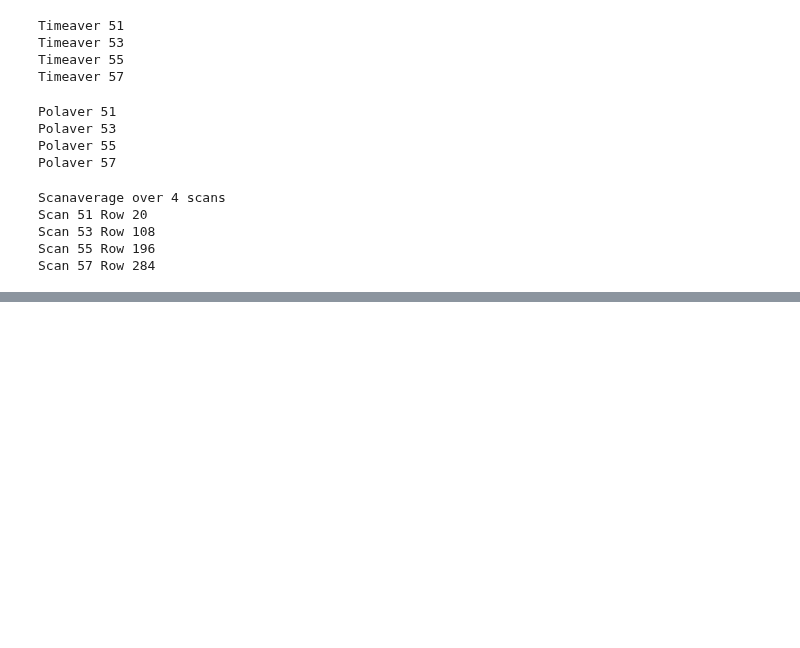
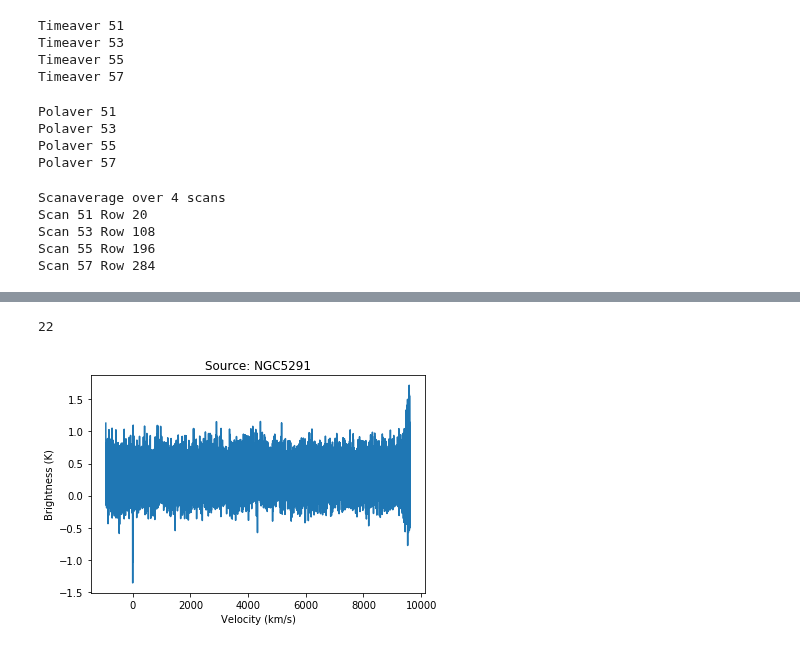
Before and after one commit to teuben/gbtoy, a Jupyter notebook: nb/ngc5291b.ipynb, the cells around one changed output, grey strips where cells are left out. Saved outputs shown, nothing was run; the diff lists cells and outputs as text; code cells hidden in the pictures; blank space fills up the shorter version.

```diff
--- a/nb/ngc5291b.ipynb
+++ b/nb/ngc5291b.ipynb
@@ -527,0 +626,9 @@ p.scanaveraged[0].plot(xrange=xrange, yrange=yrange)
+# %%
+print(len(p.scan[51].calibrated))
+
+# p.plot(scan=51, pol=0, int=0)
+sp2 = p.scan[51].calibrated[0]
+sp2.plot()
+# %% [output]
+22
+[figure, added]
```
Also changed, not shown: parts of 24 cells of this notebook.
